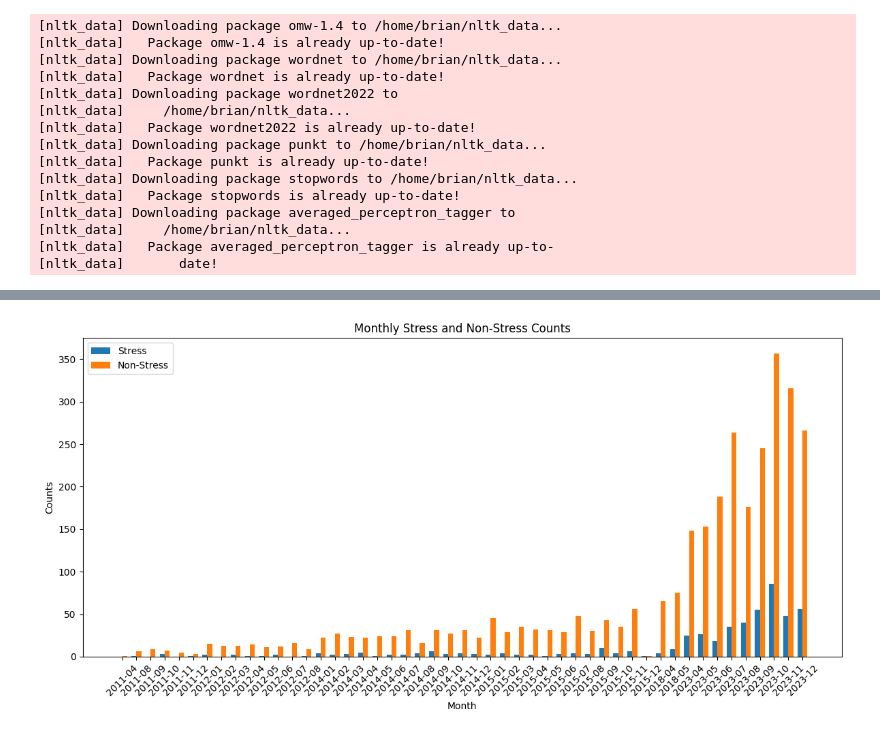
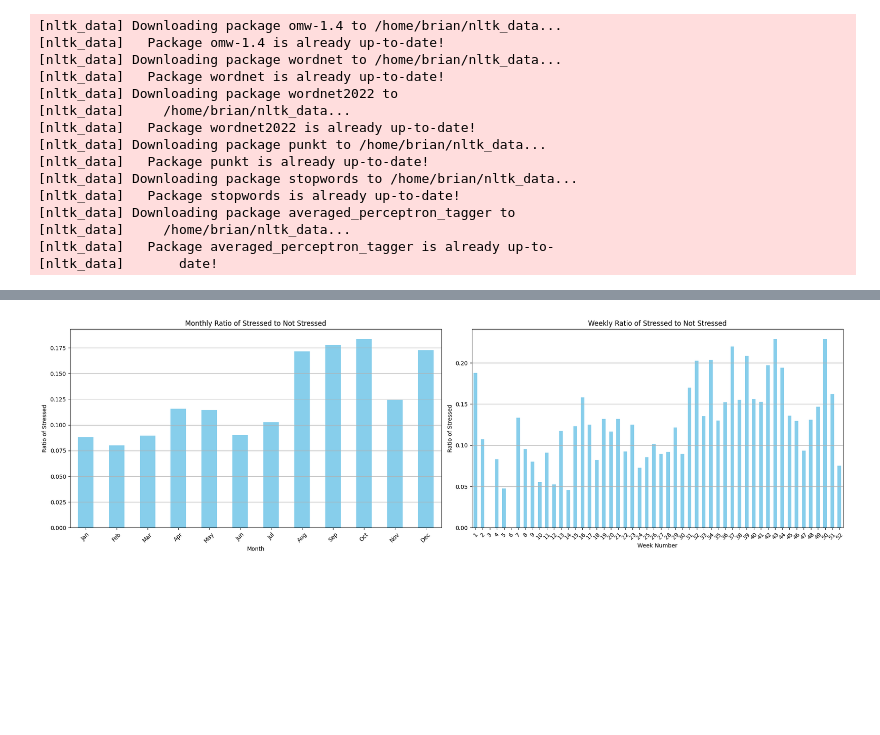
Before and after one commit to Yiran-Lu/CMPT733-Final-Project, a Jupyter notebook: inference.ipynb, the cells around one changed output, grey strips where cells are left out. Cells and saved outputs as stored; diff of their text form; code cells hidden in the pictures; blank space fills up the shorter version.

```diff
--- a/inference.ipynb
+++ b/inference.ipynb
@@ -189,41 +334,13 @@ plt.show()
-# %%
-import pandas as pd
-import matplotlib.pyplot as plt
-import matplotlib.dates as mdates
-
-# Group by month
-monthly_data = df_sfu.groupby(df_sfu['created_time'].dt.to_period('M')).stress.agg(['sum', 'count'])
-monthly_data['non_stress'] = monthly_data['count'] - monthly_data['sum']
-monthly_data['stress'] = monthly_data['sum']  # Rename for clarity
-
-# Reset index for plotting
-monthly_data.index = monthly_data.index.to_timestamp()
-
-# Plotting
-fig, ax = plt.subplots(figsize=(12, 6))
-
-# Locations of the groups
-ind = range(len(monthly_data))
-
-# Bar width
-width = 0.35
-
-# Plotting both stress and non-stress
-stress_bars = ax.bar(ind, monthly_data['stress'], width, label='Stress')
-non_stress_bars = ax.bar([p + width for p in ind], monthly_data['non_stress'], width, label='Non-Stress')
-
-# Formatting the plot
-ax.set_xlabel('Month')
-ax.set_ylabel('Counts')
-ax.set_title('Monthly Stress and Non-Stress Counts')
-ax.set_xticks([p + width / 2 for p in ind])
-ax.set_xticklabels([date.strftime('%Y-%m') for date in monthly_data.index], rotation=45)
-
-#ax.set_yscale('log')
-
-ax.legend()
-
-plt.tight_layout()
-plt.show()
-# %% [output]
-[figure, removed]
+# %%
+fig, axs = plt.subplots(1, 2, figsize=(20, 6))  # 1 row, 2 columns
+
+# Plotting the monthly stress ratio on the first subplot
+plot_monthly_stress_ratio(df_sfu, axs[0])
+
+# Plotting the weekly stress ratio on the second subplot
+plot_weekly_stress_ratio(df_sfu, axs[1])
+
+plt.tight_layout()
+plt.show()
+# %% [output]
+[figure, added]
```
Also changed, not shown: parts of 16 cells of this notebook.
